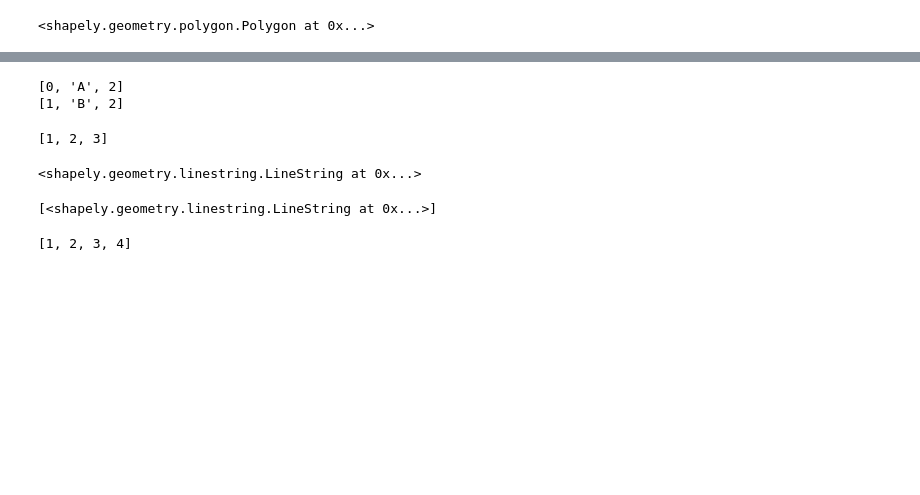
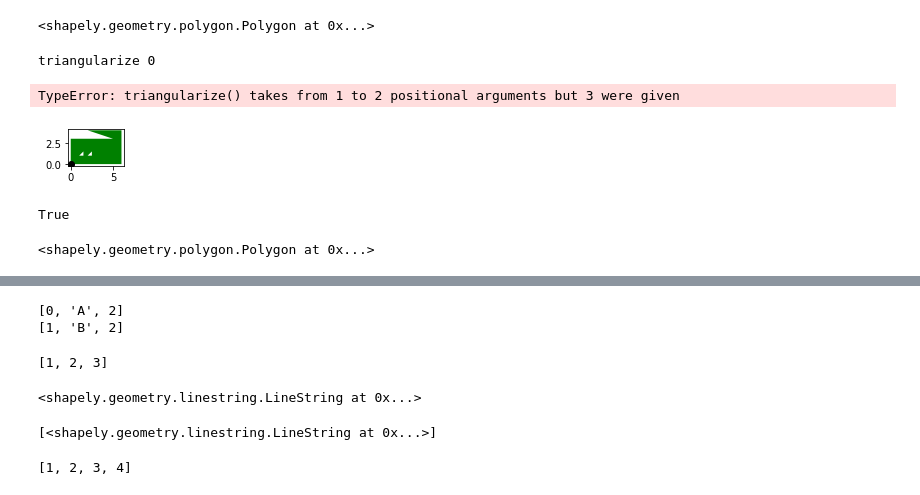
Before and after one commit to maximylius/shadow_projection_2D, a Jupyter notebook: shadows.ipynb, the cells around one changed output, grey strips where cells are left out. Drawn from its saved outputs; the diff is of its cells as text; code cells hidden in the pictures; blank space fills up the shorter version.

Commit message:
made triangularize function work for simple U shape without interiors

```diff
--- a/shadows.ipynb
+++ b/shadows.ipynb
@@ -155,0 +56,14 @@ creatConvexPolygon(15)
+# %%
+gpd.GeoSeries(triangularize(poly)).plot(alpha=0.4,cmap = 'Reds', edgecolor = 'black')
+# %% [output]
+triangularize 0
+TypeError: triangularize() takes from 1 to 2 positional arguments but 3 were given
+[figure, added]
+# %%
+Polygon([(0,0),(0,5),(1,5),(1,1),(4,1),(4,5),(5,5),(5,0)])
+# %% [output]
+True
+# %%
+gpd.GeoSeries(triangularize(Polygon([(0,0),(0,5),(1,5),(1,1),(4,1),(4,5),(5,5),(5,0)]))).plot(alpha=0.4,cmap = 'viridis', edgecolor = 'black')
+# %% [output]
+<shapely.geometry.polygon.Polygon at 0x...>
```
Also changed, not shown: parts of 28 cells of this notebook.
